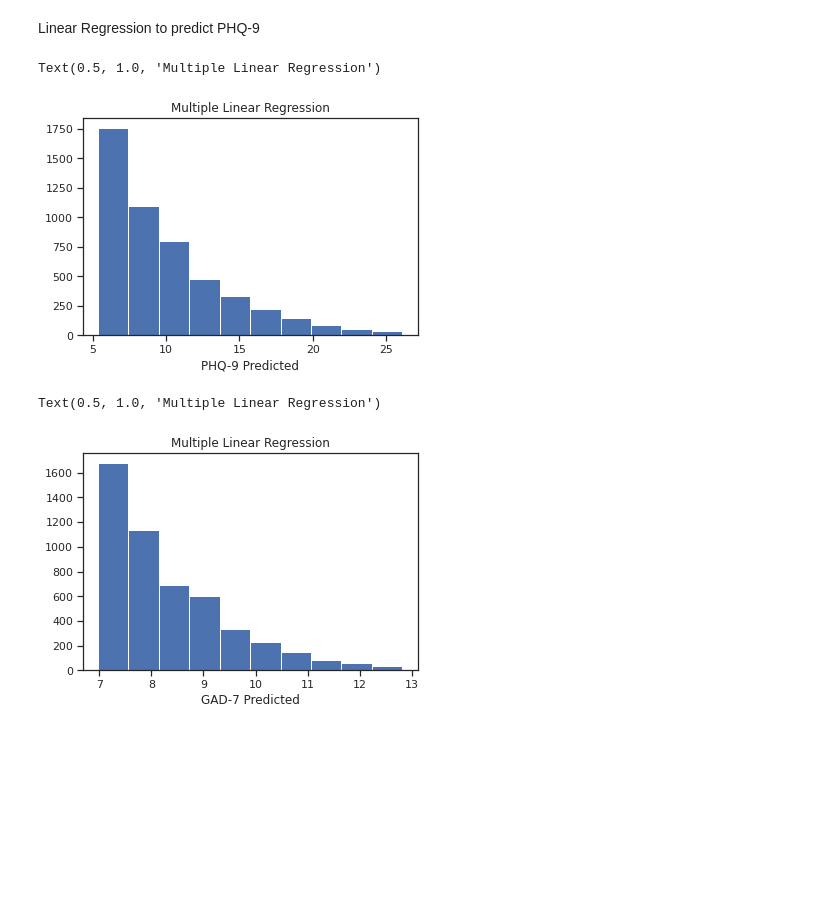
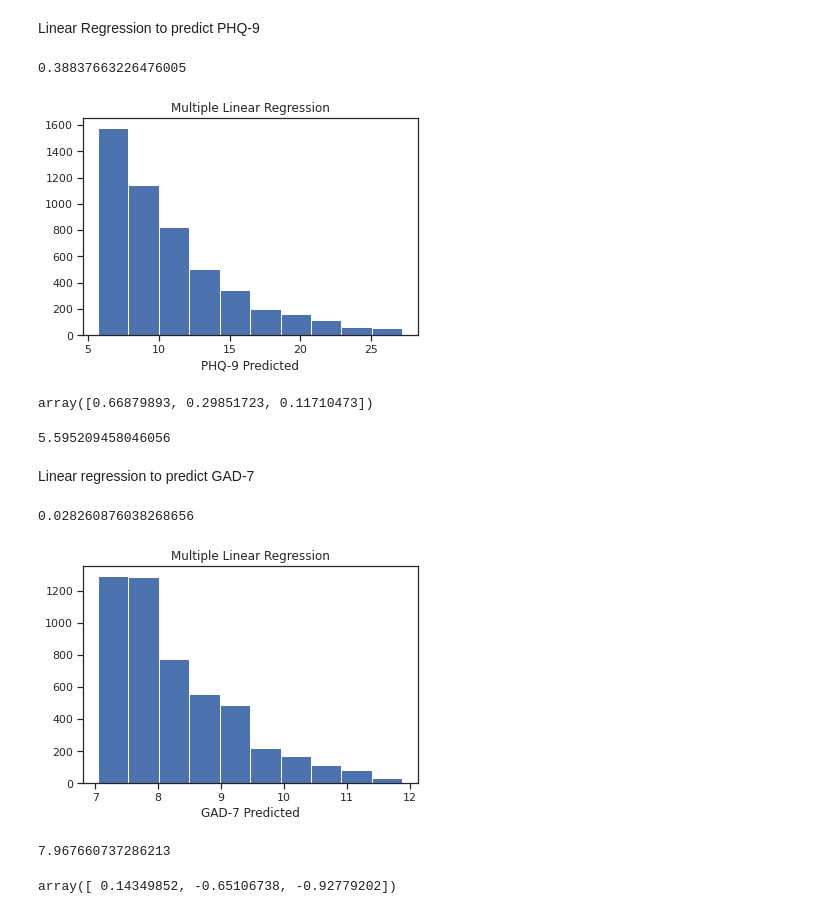
Before and after one commit to Morningspread/MITACS1, a Jupyter notebook: Sample_BCData.ipynb, the cells around one changed output. Saved outputs shown, nothing was run; the diff lists cells and outputs as text; code cells hidden in the pictures; blank space fills up the shorter version.

```diff
--- a/Sample_BCData.ipynb
+++ b/Sample_BCData.ipynb
@@ -212,5 +219,5 @@ Text(0, 0.5, 'PHQ-9')
 # %%
-df=df.drop(['Depression score'], axis=1)
+df=df.drop(["Loneliness score"], axis=1)
 df=pd.concat([df,dfc], axis=1)
 df
 # %% [output]
@@ -238,7 +236,0 @@ for i in AgeList:
-# %%
-'''from scipy.stats import pearsonr
-from scipy.optimize import minimize
-
-
-df['BaselinePHQ-9'] = minimize(lambda x: abs(0.61 - pearsonr(df['Depression score'], x)[0]),
-                             np.random.rand(len(df['Depression score']))).x'''
@@ -301,7 +293,7 @@ y = np.dot(c, x)
 from numpy.lib.shape_base import column_stack
 dfd=pd.DataFrame(y)
 dfd=dfd.T
-dfd.columns=['Lonliness Score','GAD-7']
+dfd.columns=['Loneliness Score','GAD-7']
 print(dfd.head())
 print(dfd.shape)
 print(dfd.corr())
@@ -377,24 +373,49 @@ df.describe()
 Linear Regression to predict PHQ-9
 # %%
 from sklearn import linear_model
+from sklearn.metrics import r2_score
 reg = linear_model.LinearRegression()
-X=df[['Lonliness Score','Gender_F','Gender_M']]
+X=df[['Loneliness Score','Gender_F','Gender_M']]
 y1=df['PHQ-9']
 reg.fit(X,y1)
 y1pred=reg.predict(X)
 plt.hist(y1pred)
 plt.xlabel("PHQ-9 Predicted")
 plt.title("Multiple Linear Regression")
+r2_score(y1, y1pred)
 # %% [output]
-Text(0.5, 1.0, 'Multiple Linear Regression')
+0.38837663226476005
-[figure, old version]
+[figure, new version]
+# %%
+# regression coefficients
+reg.coef_
+# %% [output]
+array([0.66879893, 0.29851723, 0.11710473])
+# %%
+# intercept
+reg.intercept_
+# %% [output]
+5.595209458046056
+# %% [markdown]
+Linear regression to predict GAD-7
 # %%
 y2=df['GAD-7']
 reg.fit(X,y2)
 y2pred=reg.predict(X)
 plt.hist(y2pred)
 plt.xlabel("GAD-7 Predicted")
 plt.title("Multiple Linear Regression")
+r2_score(y2, y2pred)
 # %% [output]
-Text(0.5, 1.0, 'Multiple Linear Regression')
+0.028260876038268656
-[figure, old version]
+[figure, new version]
+# %%
+#intercept
+reg.intercept_
+# %% [output]
+7.967660737286213
+# %%
+#regression coefficients
+reg.coef_
+# %% [output]
+array([ 0.14349852, -0.65106738, -0.92779202])
```
Also changed, not shown: parts of 22 cells of this notebook.
